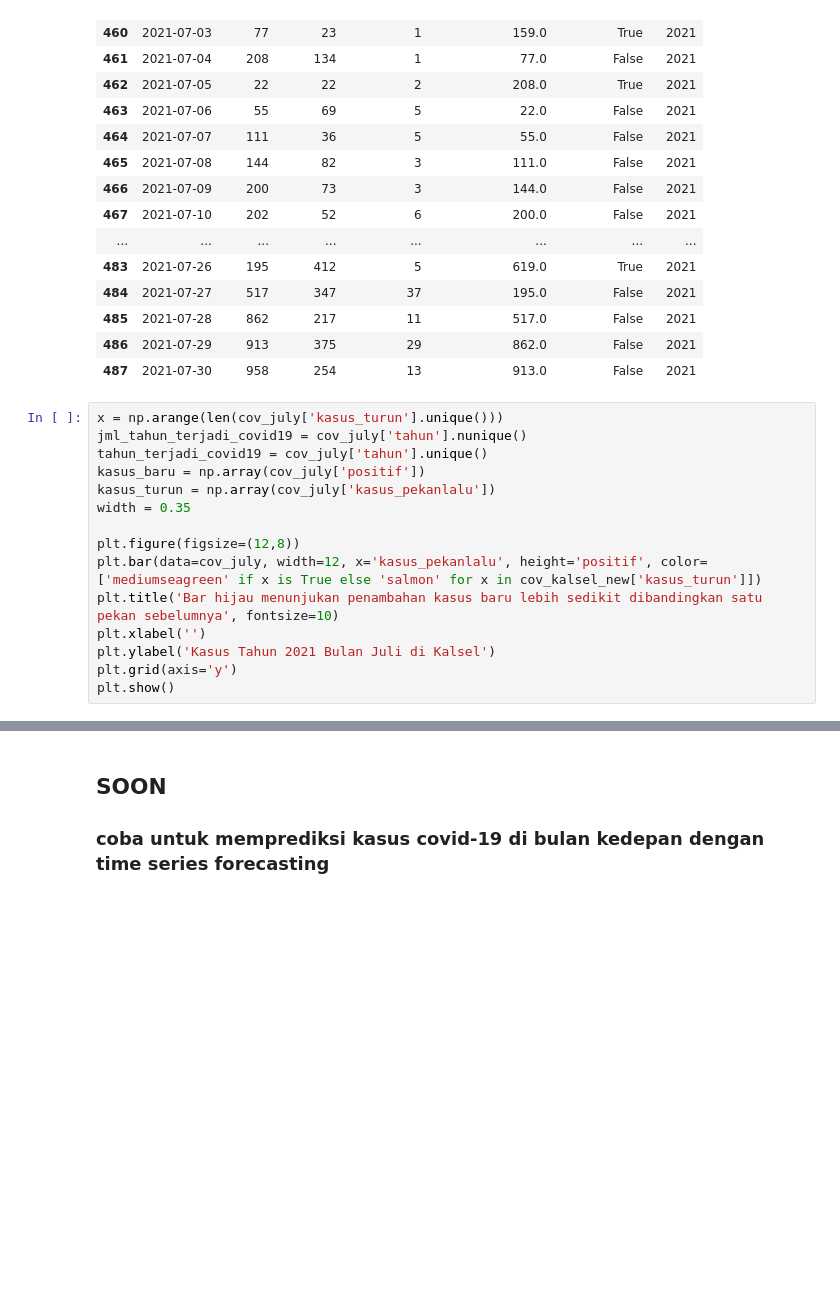
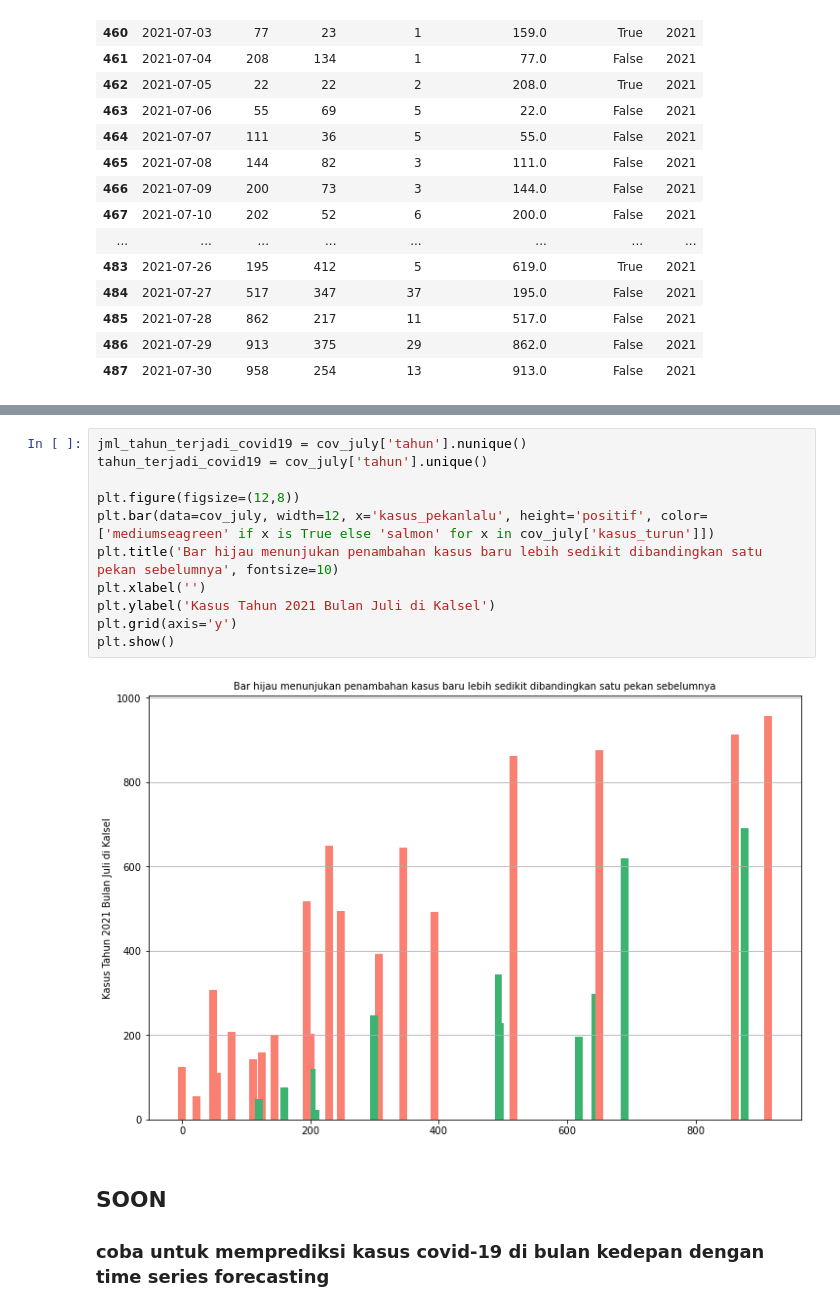
Before and after one commit to AgungYogaSetiawan/project-analisa-covd19-dengan-forecasting, a Jupyter notebook: Project Analisis Covid-19.ipynb, the cells around one changed output, grey strips where cells are left out. Drawn from its saved outputs; the diff is of its cells as text; blank space fills up the shorter version.

Commit message:
mnmbhkn fitur baru

```diff
--- a/Project Analisis Covid-19.ipynb
+++ b/Project Analisis Covid-19.ipynb
@@ -511,18 +562,3 @@ cov_july
 | 485 | 2021-07-28 | 862 | 217 | 11 | 517.0 | False | 2021 |
 | 486 | 2021-07-29 | 913 | 375 | 29 | 862.0 | False | 2021 |
 | 487 | 2021-07-30 | 958 | 254 | 13 | 913.0 | False | 2021 |
-# %%
-x = np.arange(len(cov_july['kasus_turun'].unique()))
-jml_tahun_terjadi_covid19 = cov_july['tahun'].nunique()
-tahun_terjadi_covid19 = cov_july['tahun'].unique()
-kasus_baru = np.array(cov_july['positif'])
-kasus_turun = np.array(cov_july['kasus_pekanlalu'])
-width = 0.35
-
-plt.figure(figsize=(12,8))
-plt.bar(data=cov_july, width=12, x='kasus_pekanlalu', height='positif', color=['mediumseagreen' if x is True else 'salmon' for x in cov_kalsel_new['kasus_turun']])
-plt.title('Bar hijau menunjukan penambahan kasus baru lebih sedikit dibandingkan satu pekan sebelumnya', fontsize=10)
-plt.xlabel('')
-plt.ylabel('Kasus Tahun 2021 Bulan Juli di Kalsel')
-plt.grid(axis='y')
-plt.show()
@@ -582,3 +565,16 @@ plt.show()
+# %%
+jml_tahun_terjadi_covid19 = cov_july['tahun'].nunique()
+tahun_terjadi_covid19 = cov_july['tahun'].unique()
+
+plt.figure(figsize=(12,8))
+plt.bar(data=cov_july, width=12, x='kasus_pekanlalu', height='positif', color=['mediumseagreen' if x is True else 'salmon' for x in cov_july['kasus_turun']])
+plt.title('Bar hijau menunjukan penambahan kasus baru lebih sedikit dibandingkan satu pekan sebelumnya', fontsize=10)
+plt.xlabel('')
+plt.ylabel('Kasus Tahun 2021 Bulan Juli di Kalsel')
+plt.grid(axis='y')
+plt.show()
+# %% [output]
+[figure, added]
 # %% [markdown]
 ## SOON
 ### coba untuk memprediksi kasus covid-19 di bulan kedepan dengan time series forecasting
```
Also changed, not shown: parts of 6 cells of this notebook.
